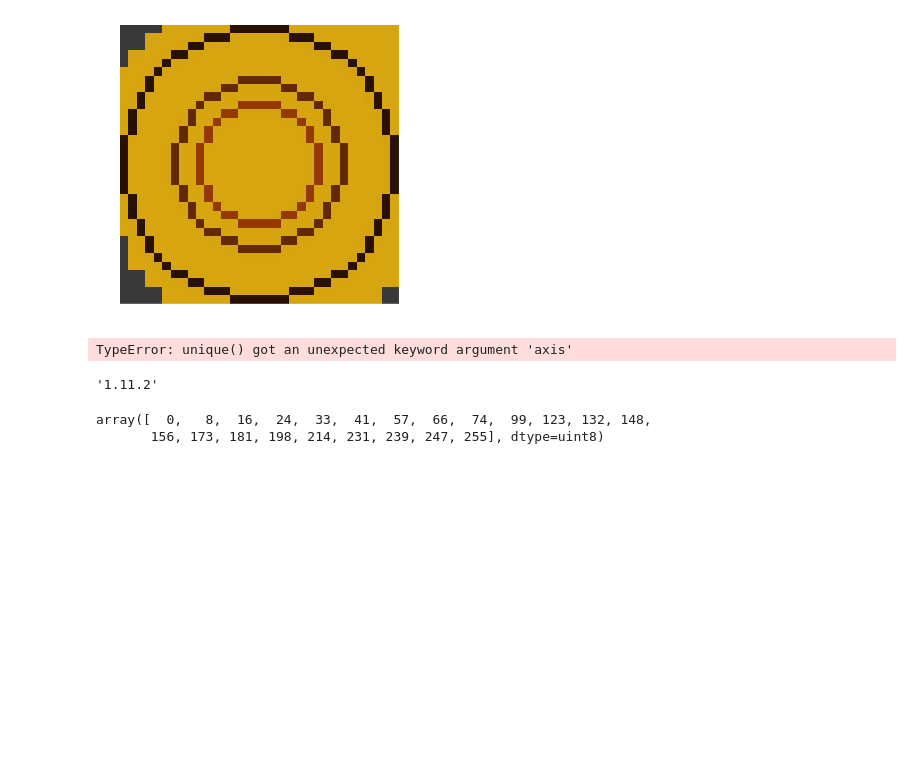
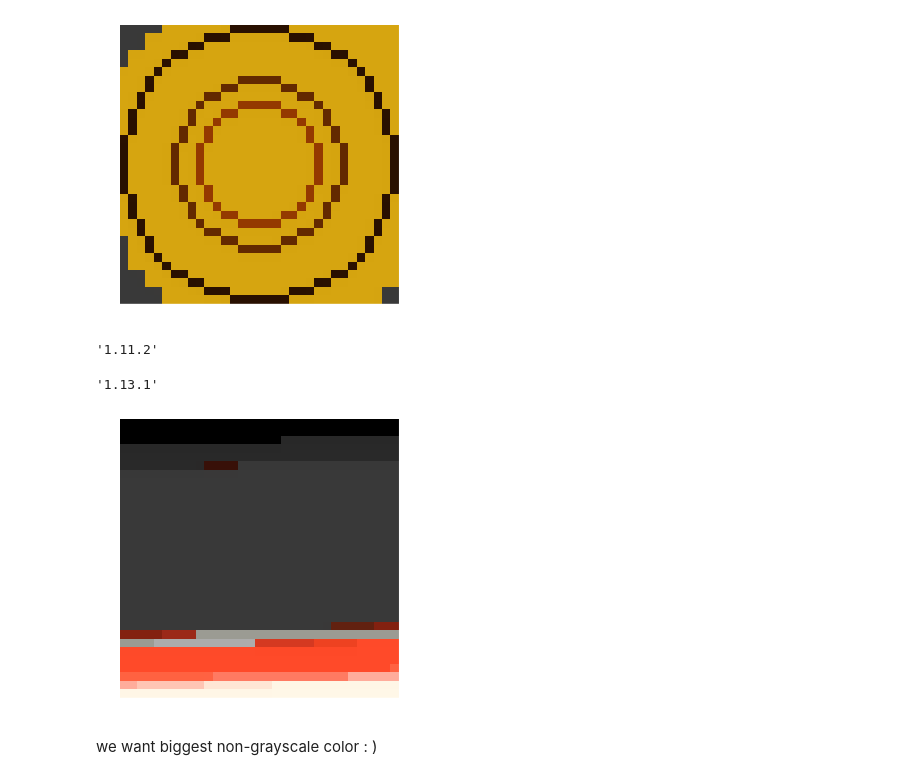
Before and after one commit to pussinboot/tAIko, a Jupyter notebook: notebooks/restart.ipynb, the cells around one changed output. Drawn from its saved outputs; the diff is of its cells as text; code cells hidden in the pictures; blank space fills up the shorter version.

```diff
--- a/notebooks/restart.ipynb
+++ b/notebooks/restart.ipynb
@@ -297,9 +287,5 @@ show_screen(all_frames[6218][75:108,13:46,:])
 [figure]
 # %%
 o_f = all_frames[4749][75:108,13:46,:]
-# %%
-np.unique(o_f, return_counts=True, axis=1)
-# %% [output]
-TypeError: unique() got an unexpected keyword argument 'axis'
 # %%
 np.version.version
@@ -307,7 +293,16 @@ np.version.version
 # %% [output]
 '1.11.2'
+# %%
+np.version.version
+# need the axis param for np.unique
+# %% [output]
+'1.13.1'
 # %%
-np.unique(np.reshape(o_f, [-1, 3]))
+colors, counts = np.unique(np.reshape(o_f, [-1, 3]), axis=0, return_counts=True)
-# %% [output]
-array([  0,   8,  16,  24,  33,  41,  57,  66,  74,  99, 123, 132, 148,
-       156, 173, 181, 198, 214, 231, 239, 247, 255], dtype=uint8)
+# %%
+histo_arr = np.repeat(colors, counts, axis=0)
+show_screen(np.reshape(histo_arr, [33, 33, 3]))
+# %% [output]
+[figure, added]
+# %% [markdown]
+we want biggest non-grayscale color : )
```
Also changed, not shown: parts of 15 cells of this notebook.
